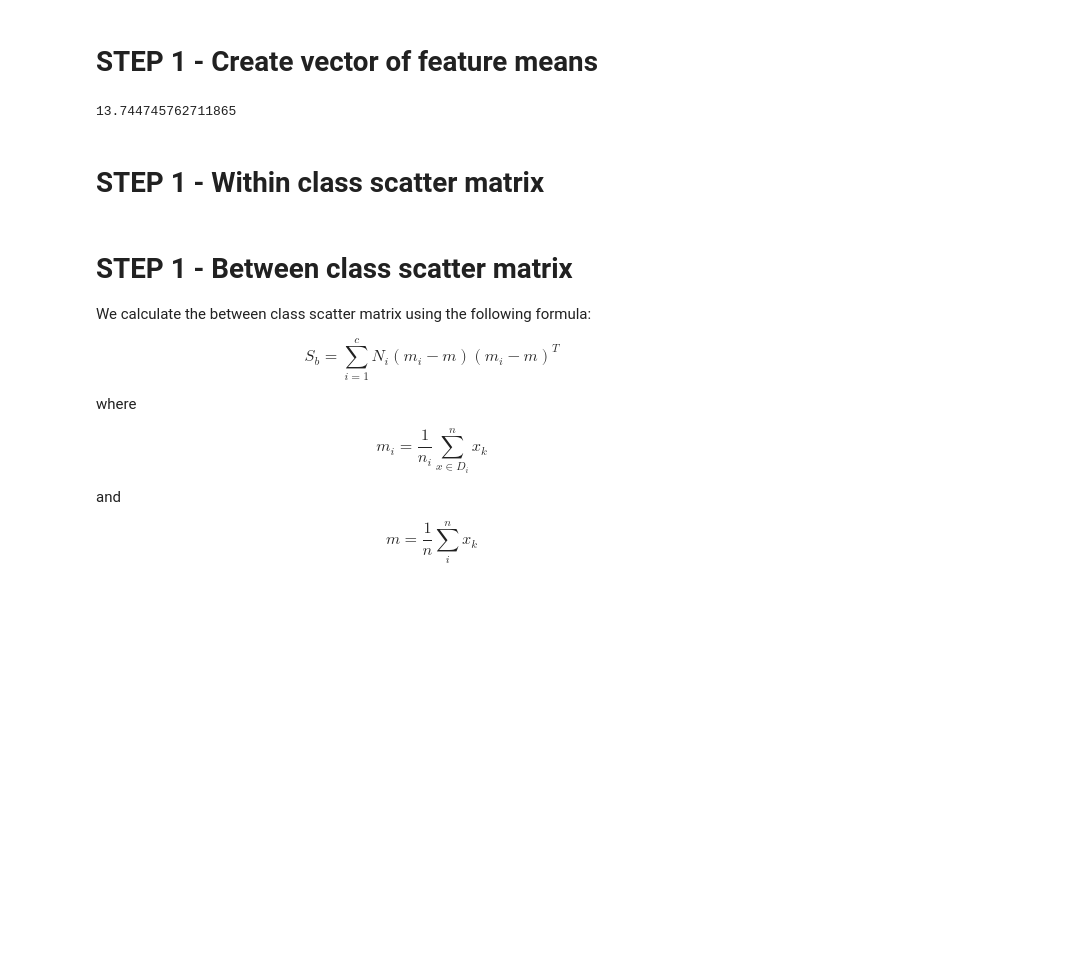
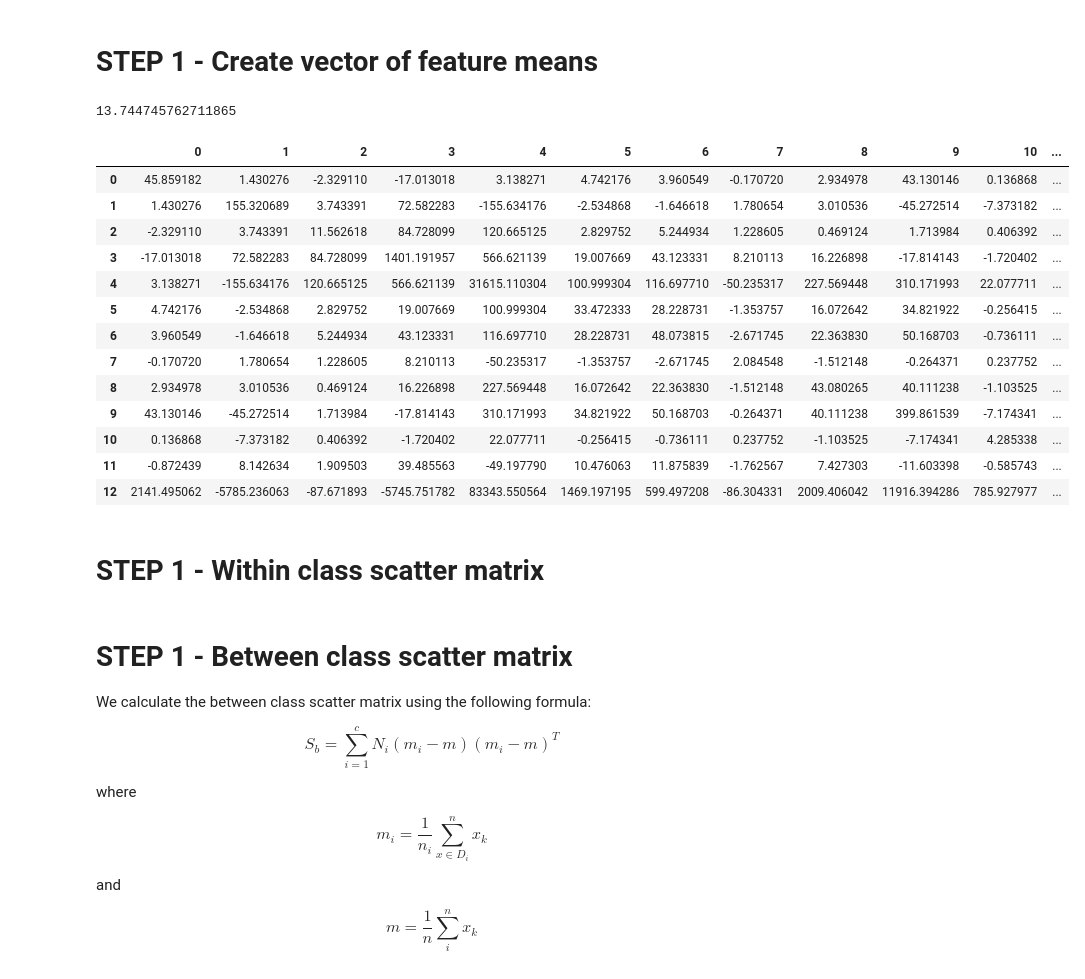
Before and after one commit to davijeb/erudition, a Jupyter notebook: learning/modules/sklearn/Walkthroughs/try_making_lda_from_scratch.ipynb, the cells around one changed output. Cells and saved outputs as stored; diff of their text form; code cells hidden in the pictures; blank space fills up the shorter version.

```diff
--- a/learning/modules/sklearn/Walkthroughs/try_making_lda_from_scratch.ipynb
+++ b/learning/modules/sklearn/Walkthroughs/try_making_lda_from_scratch.ipynb
@@ -85,6 +85,23 @@ for c, rows in df.groupby('wine'):
 class_feature_means['class_0'][0]
 # %% [output]
 13.744745762711865
+# %%
+pd.DataFrame(within_class_scatter_matrix.T)
+# %% [output]
+|  | 0 | 1 | 2 | 3 | 4 | 5 | 6 | 7 | 8 | 9 | 10 | ... |
+| 0 | 45.859182 | 1.430276 | -2.329110 | -17.013018 | 3.138271 | 4.742176 | 3.960549 | -0.170720 | 2.934978 | 43.130146 | 0.136868 | ... |
+| 1 | 1.430276 | 155.320689 | 3.743391 | 72.582283 | -155.634176 | -2.534868 | -1.646618 | 1.780654 | 3.010536 | -45.272514 | -7.373182 | ... |
+| 2 | -2.329110 | 3.743391 | 11.562618 | 84.728099 | 120.665125 | 2.829752 | 5.244934 | 1.228605 | 0.469124 | 1.713984 | 0.406392 | ... |
+| 3 | -17.013018 | 72.582283 | 84.728099 | 1401.191957 | 566.621139 | 19.007669 | 43.123331 | 8.210113 | 16.226898 | -17.814143 | -1.720402 | ... |
+| 4 | 3.138271 | -155.634176 | 120.665125 | 566.621139 | 31615.110304 | 100.999304 | 116.697710 | -50.235317 | 227.569448 | 310.171993 | 22.077711 | ... |
+| 5 | 4.742176 | -2.534868 | 2.829752 | 19.007669 | 100.999304 | 33.472333 | 28.228731 | -1.353757 | 16.072642 | 34.821922 | -0.256415 | ... |
+| 6 | 3.960549 | -1.646618 | 5.244934 | 43.123331 | 116.697710 | 28.228731 | 48.073815 | -2.671745 | 22.363830 | 50.168703 | -0.736111 | ... |
+| 7 | -0.170720 | 1.780654 | 1.228605 | 8.210113 | -50.235317 | -1.353757 | -2.671745 | 2.084548 | -1.512148 | -0.264371 | 0.237752 | ... |
+| 8 | 2.934978 | 3.010536 | 0.469124 | 16.226898 | 227.569448 | 16.072642 | 22.363830 | -1.512148 | 43.080265 | 40.111238 | -1.103525 | ... |
+| 9 | 43.130146 | -45.272514 | 1.713984 | -17.814143 | 310.171993 | 34.821922 | 50.168703 | -0.264371 | 40.111238 | 399.861539 | -7.174341 | ... |
+| 10 | 0.136868 | -7.373182 | 0.406392 | -1.720402 | 22.077711 | -0.256415 | -0.736111 | 0.237752 | -1.103525 | -7.174341 | 4.285338 | ... |
+| 11 | -0.872439 | 8.142634 | 1.909503 | 39.485563 | -49.197790 | 10.476063 | 11.875839 | -1.762567 | 7.427303 | -11.603398 | -0.585743 | ... |
+| 12 | 2141.495062 | -5785.236063 | -87.671893 | -5745.751782 | 83343.550564 | 1469.197195 | 599.497208 | -86.304331 | 2009.406042 | 11916.394286 | 785.927977 | ... |
 # %% [markdown]
 # STEP 1 - Within class scatter matrix
 # %%
```
Also changed, not shown: parts of 1 cell of this notebook, 17 other files.
